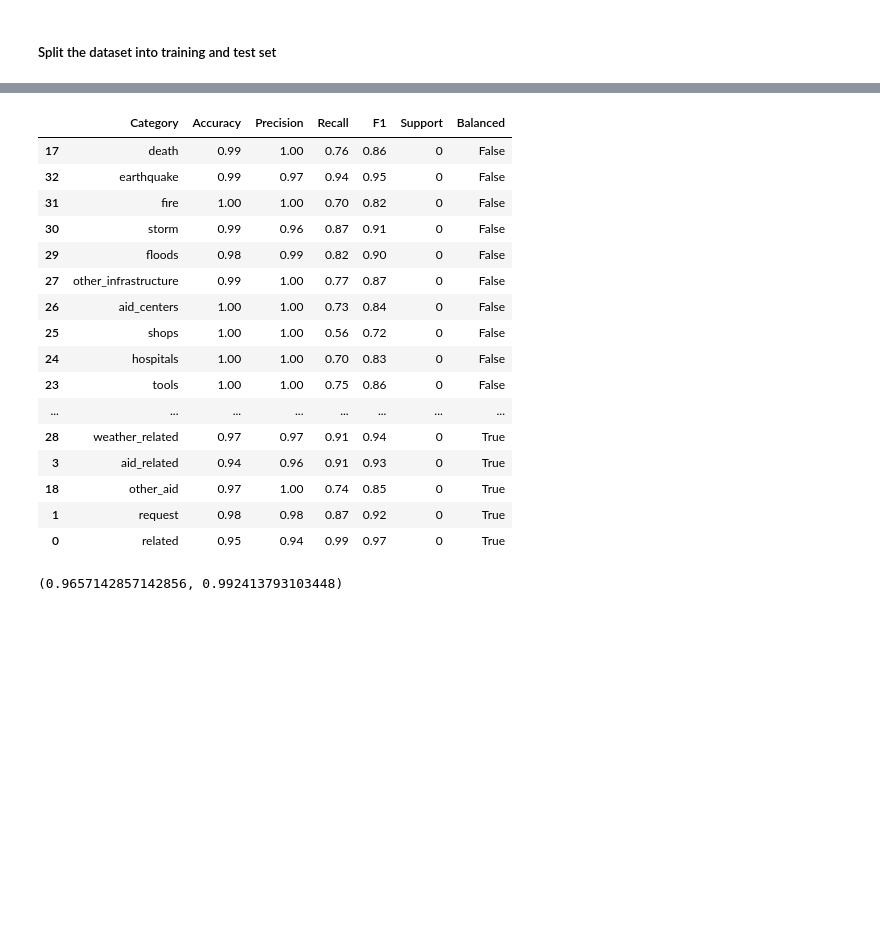
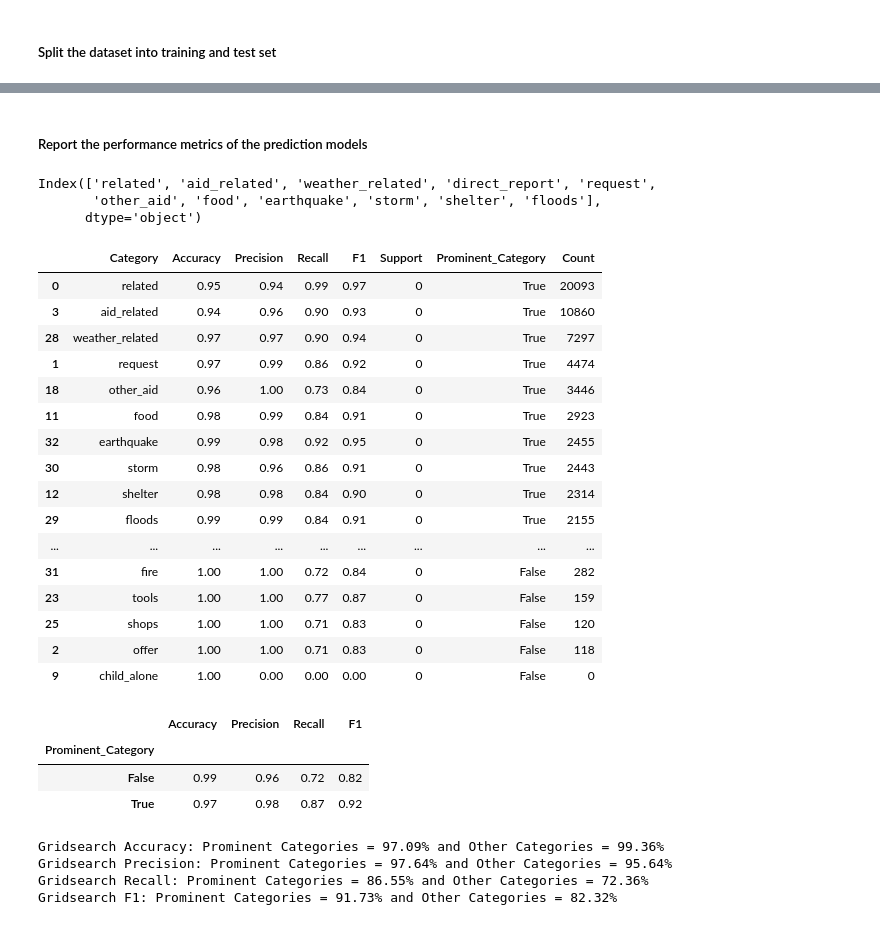
Before and after one commit to prasiyer/NLP_Project, a Jupyter notebook: Code/Model_Evaluation.ipynb, the cells around one changed output, grey strips where cells are left out. Cells and saved outputs as stored; diff of their text form; code cells hidden in the pictures; blank space fills up the shorter version.

```diff
--- a/Code/Model_Evaluation.ipynb
+++ b/Code/Model_Evaluation.ipynb
@@ -99,4 +89,6 @@ dtype: float64
+# %%
+prominent_categories = msg_df_cat_proportion.loc[msg_df_cat_proportion['Proportion']>8]
 # %%
-category_balance_df = pd.DataFrame((round(msg_df[msg_df.columns[~msg_df.columns.isin(['id', 'genre', 'message', 'original'])]].\
-    sum()/msg_df[msg_df.columns[~msg_df.columns.isin(['id', 'genre', 'message', 'original'])]].count(),2).sort_values(ascending = False)>0.1),\
-        columns = ['Balance']).reset_index()
+category_count_df = pd.DataFrame(msg_df[msg_df.columns[~msg_df.columns.isin(['id', 'genre', 'message', 'original'])]].sum().\
+    sort_values(ascending = False).reset_index())
+category_count_df.columns = ['Category', 'Count']
@@ -137,2 +120,3 @@ pred_cv = cv_trained_model.predict(X_test)
 # %%
-cv_model_accuracy_df, cv_model_overall_acc = evaluate_model(cv_trained_model, X_test, y_test, pred_cv, columnn_labels, category_subset_balanced)
+cv_model_accuracy_df, cv_model_overall_acc, cv_test_result_df, cv_pred_result_df = \
+    evaluate_model(cv_trained_model, X_test, y_test, pred_cv, columnn_labels, prominent_categories.index)
@@ -139,24 +126,37 @@ cv_model_accuracy_df, cv_model_overall_acc = evaluate_model(cv_trained_model, X_
+# %% [markdown]
+##### Report the performance metrics of the prediction models
+# %%
+cv_model_accuracy_df = cv_model_accuracy_df.merge(category_count_df, left_on = 'Category', right_on = 'Category')
+# %%
+prominent_categories.index
+# %% [output]
+Index(['related', 'aid_related', 'weather_related', 'direct_report', 'request',
+       'other_aid', 'food', 'earthquake', 'storm', 'shelter', 'floods'],
+      dtype='object')
 # %%
-cv_model_accuracy_df.head(35).sort_values(by = 'Balanced')
+cv_model_accuracy_df.head(35).sort_values(by = ['Prominent_Category', 'Count'], ascending = False)
 # %% [output]
-|  | Category | Accuracy | Precision | Recall | F1 | Support | Balanced |
-| 17 | death | 0.99 | 1.00 | 0.76 | 0.86 | 0 | False |
-| 32 | earthquake | 0.99 | 0.97 | 0.94 | 0.95 | 0 | False |
-| 31 | fire | 1.00 | 1.00 | 0.70 | 0.82 | 0 | False |
-| 30 | storm | 0.99 | 0.96 | 0.87 | 0.91 | 0 | False |
-| 29 | floods | 0.98 | 0.99 | 0.82 | 0.90 | 0 | False |
-| 27 | other_infrastructure | 0.99 | 1.00 | 0.77 | 0.87 | 0 | False |
-| 26 | aid_centers | 1.00 | 1.00 | 0.73 | 0.84 | 0 | False |
-| 25 | shops | 1.00 | 1.00 | 0.56 | 0.72 | 0 | False |
-| 24 | hospitals | 1.00 | 1.00 | 0.70 | 0.83 | 0 | False |
-| 23 | tools | 1.00 | 1.00 | 0.75 | 0.86 | 0 | False |
-| ... | ... | ... | ... | ... | ... | ... | ... |
-| 28 | weather_related | 0.97 | 0.97 | 0.91 | 0.94 | 0 | True |
-| 3 | aid_related | 0.94 | 0.96 | 0.91 | 0.93 | 0 | True |
-| 18 | other_aid | 0.97 | 1.00 | 0.74 | 0.85 | 0 | True |
-| 1 | request | 0.98 | 0.98 | 0.87 | 0.92 | 0 | True |
-| 0 | related | 0.95 | 0.94 | 0.99 | 0.97 | 0 | True |
+|  | Category | Accuracy | Precision | Recall | F1 | Support | Prominent_Category | Count |
+| 0 | related | 0.95 | 0.94 | 0.99 | 0.97 | 0 | True | 20093 |
+| 3 | aid_related | 0.94 | 0.96 | 0.90 | 0.93 | 0 | True | 10860 |
+| 28 | weather_related | 0.97 | 0.97 | 0.90 | 0.94 | 0 | True | 7297 |
+| 1 | request | 0.97 | 0.99 | 0.86 | 0.92 | 0 | True | 4474 |
+| 18 | other_aid | 0.96 | 1.00 | 0.73 | 0.84 | 0 | True | 3446 |
+| 11 | food | 0.98 | 0.99 | 0.84 | 0.91 | 0 | True | 2923 |
+| 32 | earthquake | 0.99 | 0.98 | 0.92 | 0.95 | 0 | True | 2455 |
+| 30 | storm | 0.98 | 0.96 | 0.86 | 0.91 | 0 | True | 2443 |
+| 12 | shelter | 0.98 | 0.98 | 0.84 | 0.90 | 0 | True | 2314 |
+| 29 | floods | 0.99 | 0.99 | 0.84 | 0.91 | 0 | True | 2155 |
+| ... | ... | ... | ... | ... | ... | ... | ... | ... |
+| 31 | fire | 1.00 | 1.00 | 0.72 | 0.84 | 0 | False | 282 |
+| 23 | tools | 1.00 | 1.00 | 0.77 | 0.87 | 0 | False | 159 |
+| 25 | shops | 1.00 | 1.00 | 0.71 | 0.83 | 0 | False | 120 |
+| 2 | offer | 1.00 | 1.00 | 0.71 | 0.83 | 0 | False | 118 |
+| 9 | child_alone | 1.00 | 0.00 | 0.00 | 0.00 | 0 | False | 0 |
-# %%
-cv_model_accuracy_df[cv_model_accuracy_df['Balanced']==True]['Accuracy'].mean(), cv_model_accuracy_df[cv_model_accuracy_df['Balanced']==False]['Accuracy'].mean()
-# %% [output]
-(0.9657142857142856, 0.992413793103448)
+# %%
+cv_model_accuracy_df.groupby(by = ['Prominent_Category'])[['Accuracy', 'Precision','Recall', 'F1']].mean().style.format(precision = 2, thousands = ',')
+# %% [output]
+|  | Accuracy | Precision | Recall | F1 |
+| Prominent_Category |  |  |  |  |
+| False | 0.99 | 0.96 | 0.72 | 0.82 |
+| True | 0.97 | 0.98 | 0.87 | 0.92 |
@@ -163 +172,11 @@ cv_model_accuracy_df[cv_model_accuracy_df['Balanced']==True]['Accuracy'].mean(),
+# %%
+print('Gridsearch Accuracy: Prominent Categories = {:.2f}% and Other Categories = {:.2f}%'.format(cv_model_accuracy_prominent_cat*100, cv_model_accuracy_other_cat*100))
+print('Gridsearch Precision: Prominent Categories = {:.2f}% and Other Categories = {:.2f}%'.format(cv_model_precision_prominent_cat*100, cv_model_precision_other_cat*100))
+print('Gridsearch Recall: Prominent Categories = {:.2f}% and Other Categories = {:.2f}%'.format(cv_model_recall_prominent_cat*100, cv_model_recall_other_cat*100))
+print('Gridsearch F1: Prominent Categories = {:.2f}% and Other Categories = {:.2f}%'.format(cv_model_F1_prominent_cat*100, cv_model_F1_other_cat*100))
+# %% [output]
+Gridsearch Accuracy: Prominent Categories = 97.09% and Other Categories = 99.36%
+Gridsearch Precision: Prominent Categories = 97.64% and Other Categories = 95.64%
+Gridsearch Recall: Prominent Categories = 86.55% and Other Categories = 72.36%
+Gridsearch F1: Prominent Categories = 91.73% and Other Categories = 82.32%
 # %%
```
Also changed, not shown: parts of 20 cells of this notebook.
